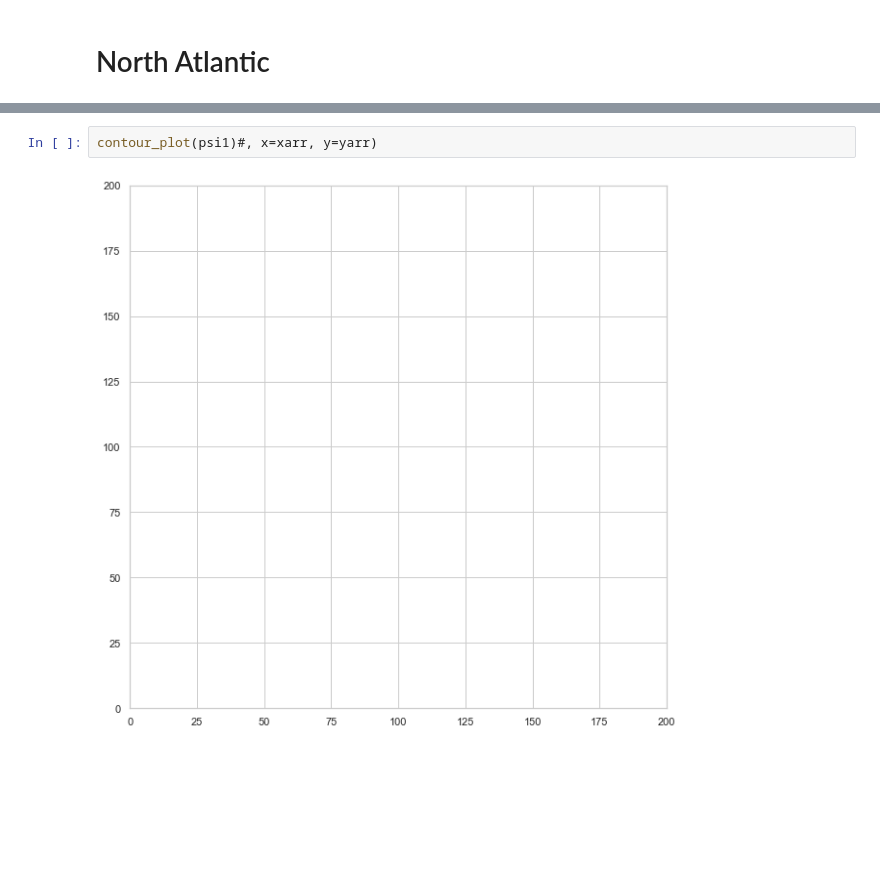
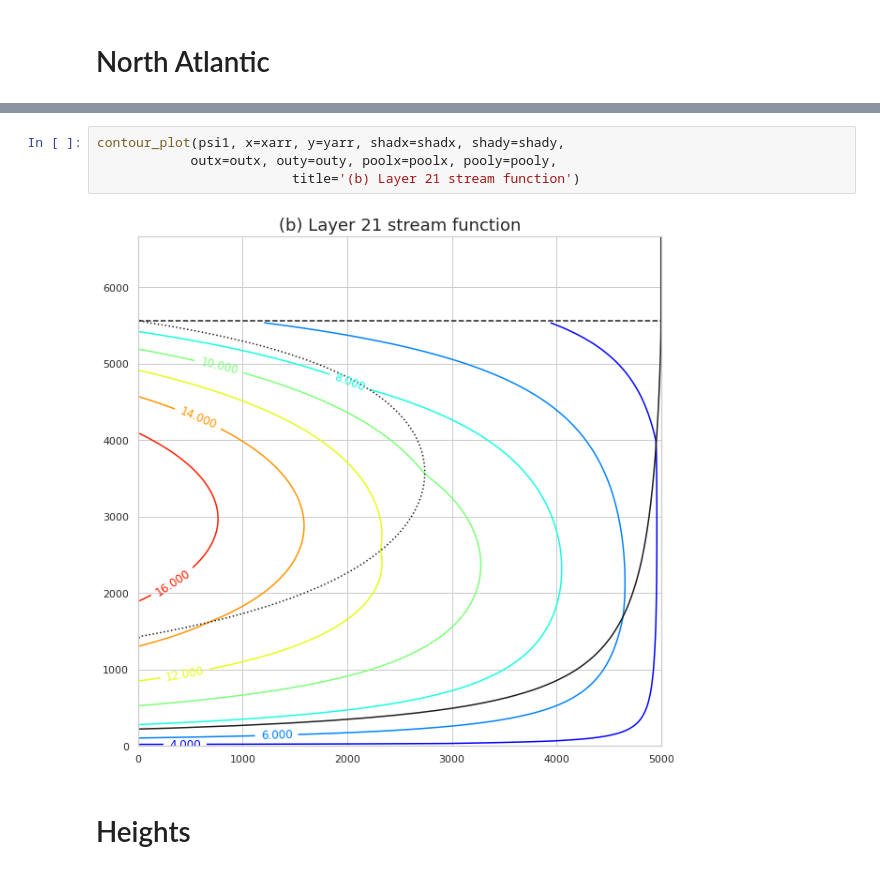
Before and after one commit to profxj/ocea200, a Jupyter notebook: OCEA-201/hw/5/Homework5.ipynb, the cells around one changed output, grey strips where cells are left out. Drawn from its saved outputs; the diff is of its cells as text; blank space fills up the shorter version.

```diff
--- a/OCEA-201/hw/5/Homework5.ipynb
+++ b/OCEA-201/hw/5/Homework5.ipynb
@@ -89,4 +72,8 @@ np.sum(np.isfinite(psi1))
-# %%
-contour_plot(psi1)#, x=xarr, y=yarr)
-# %% [output]
-[figure, removed]
+# %%
+contour_plot(psi1, x=xarr, y=yarr, shadx=shadx, shady=shady,
+            outx=outx, outy=outy, poolx=poolx, pooly=pooly,
+                         title='(b) Layer 21 stream function')
+# %% [output]
+[figure, added]
+# %% [markdown]
+# Heights
```
Also changed, not shown: parts of 6 cells of this notebook, 1 other file.
